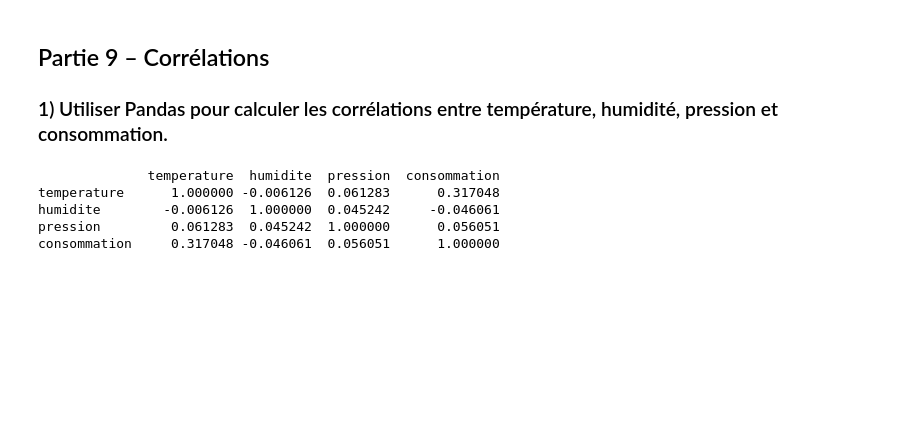
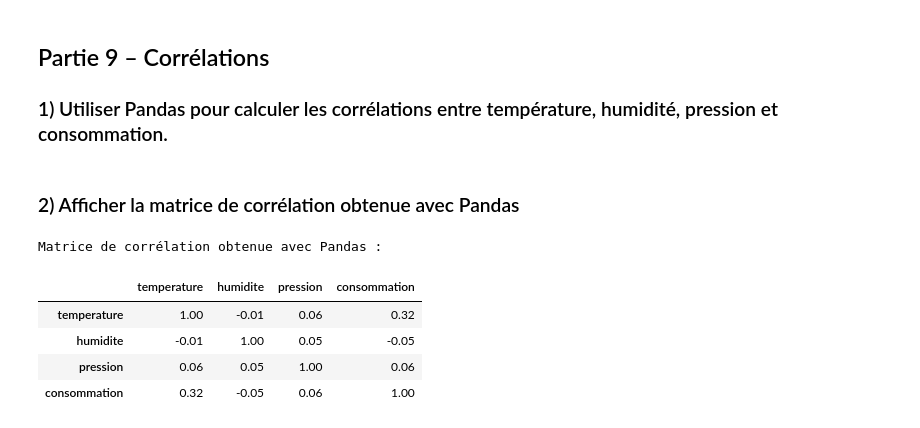
Before and after one commit to DIOPBARHAM/atelier_seaborn_iot, a Jupyter notebook: notebooks/atelier_seaborn_iot.ipynb, the cells around one changed output. Saved outputs shown, nothing was run; the diff lists cells and outputs as text; code cells hidden in the pictures; blank space fills up the shorter version.

Commit message:
2) Afficher la matrice de corrélation obtenue avec Pandas

```diff
--- a/notebooks/atelier_seaborn_iot.ipynb
+++ b/notebooks/atelier_seaborn_iot.ipynb
@@ -387,11 +387,15 @@ plt.show()
 colonnes = ["temperature", "humidite", "pression", "consommation"]
 
 correlations = df[colonnes].corr()
-
-print(correlations)
-# %% [output]
-              temperature  humidite  pression  consommation
-temperature      1.000000 -0.006126  0.061283      0.317048
-humidite        -0.006126  1.000000  0.045242     -0.046061
-pression         0.061283  0.045242  1.000000      0.056051
-consommation     0.317048 -0.046061  0.056051      1.000000
+# %% [markdown]
+### 2) Afficher la matrice de corrélation obtenue avec Pandas
+# %%
+print("Matrice de corrélation obtenue avec Pandas :")
+correlations.round(2)
+# %% [output]
+Matrice de corrélation obtenue avec Pandas :
+|  | temperature | humidite | pression | consommation |
+| temperature | 1.00 | -0.01 | 0.06 | 0.32 |
+| humidite | -0.01 | 1.00 | 0.05 | -0.05 |
+| pression | 0.06 | 0.05 | 1.00 | 0.06 |
+| consommation | 0.32 | -0.05 | 0.06 | 1.00 |
```
